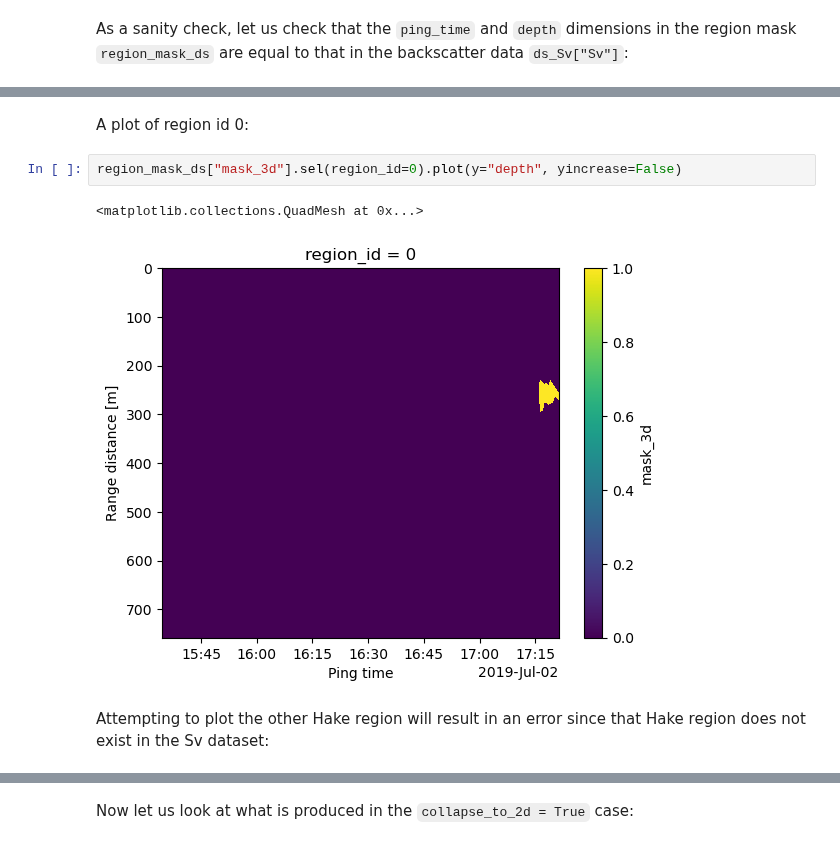
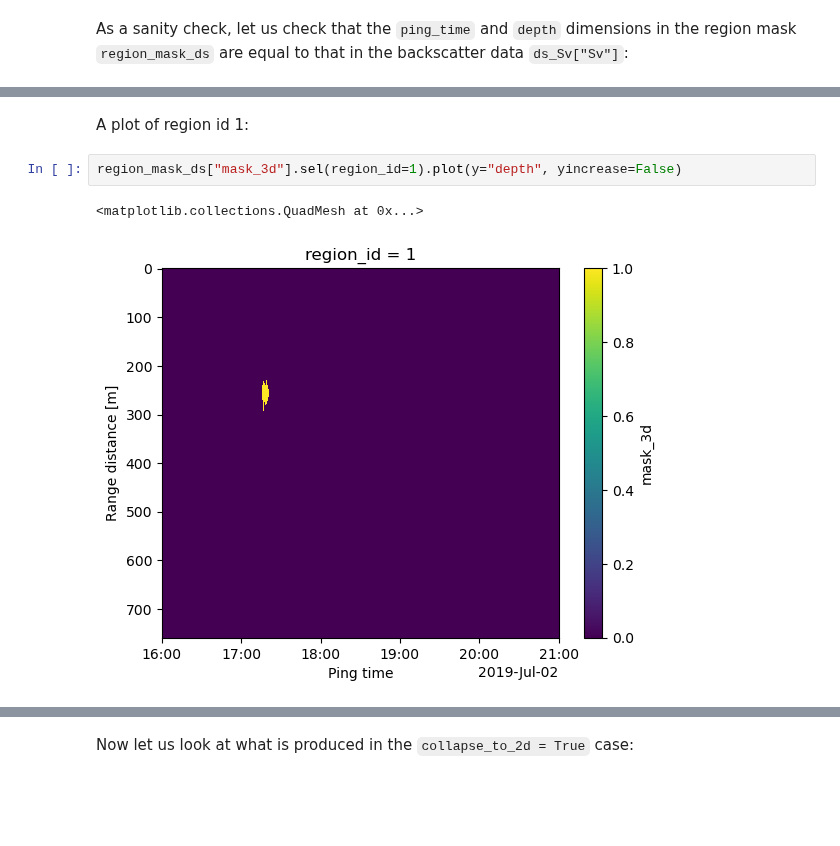
Before and after one commit to OSOceanAcoustics/echoregions, a Jupyter notebook: docs/source/Regions2D_functionality.ipynb, the cells around one changed output, grey strips where cells are left out. Drawn from its saved outputs; the diff is of its cells as text; blank space fills up the shorter version.

```diff
--- a/docs/source/Regions2D_functionality.ipynb
+++ b/docs/source/Regions2D_functionality.ipynb
@@ -204,9 +203,7 @@ Echogram Depth Dimension Length: 759
 # %% [markdown]
-A plot of region id 0:
+A plot of region id 1:
 # %%
-region_mask_ds["mask_3d"].sel(region_id=0).plot(y="depth", yincrease=False)
+region_mask_ds["mask_3d"].sel(region_id=1).plot(y="depth", yincrease=False)
 # %% [output]
 <matplotlib.collections.QuadMesh at 0x...>
-[figure, old version]
+[figure, new version]
-# %% [markdown]
-Attempting to plot the other Hake region will result in an error since that Hake region does not exist in the Sv dataset:
```
Also changed, not shown: parts of 15 cells of this notebook, 1 other file.
